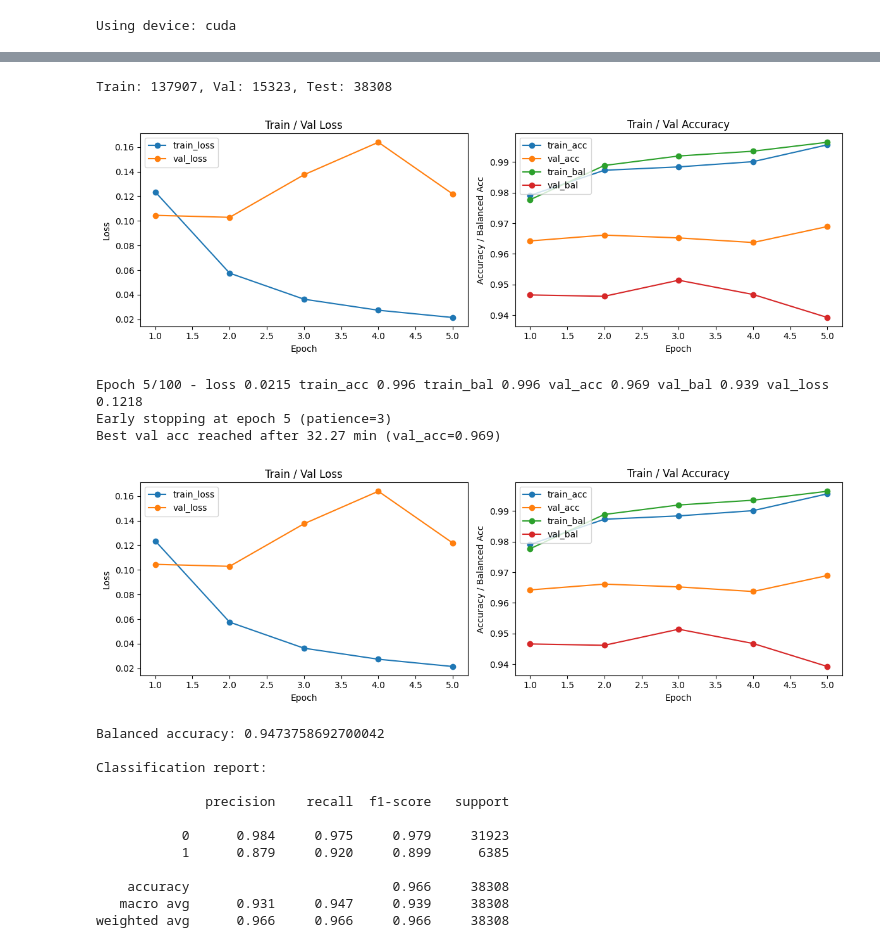
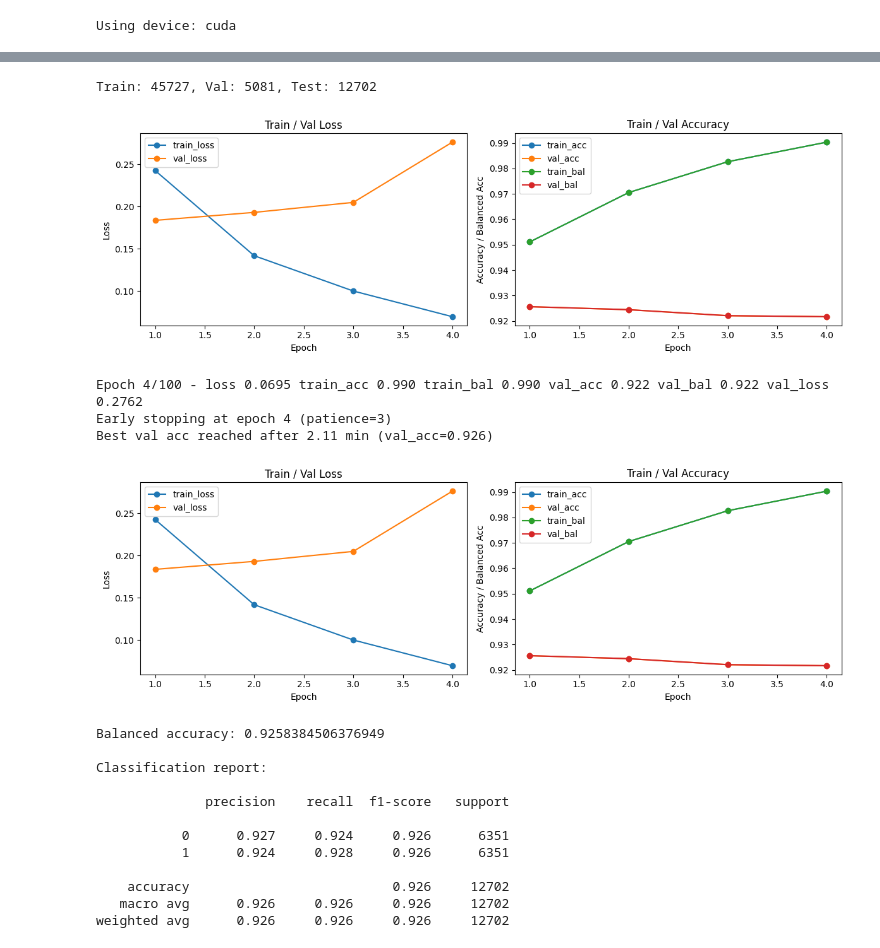
Before and after one commit to mcfiet/german-to-simple-language-metric, a Jupyter notebook: notebooks/sbert_finetune_unfrozen.ipynb, the cells around one changed output, grey strips where cells are left out. Drawn from its saved outputs; the diff is of its cells as text; code cells hidden in the pictures.

Commit message:
feat: run for http dataset

```diff
--- a/notebooks/sbert_finetune_unfrozen.ipynb
+++ b/notebooks/sbert_finetune_unfrozen.ipynb
@@ -15,7 +15,7 @@ import matplotlib.pyplot as plt
 from IPython.display import clear_output, display
 # %%
 # Params
-DATA_PATH = Path('../data/synthetic_normal_ollama_5ex_labeled.csv')
+DATA_PATH = Path('../data/synthetic_normal_http_labeled.csv')
 MODEL_NAME = 'sentence-transformers/paraphrase-multilingual-MiniLM-L12-v2'
 TEST_SIZE = 0.2
 VAL_SIZE = 0.1
@@ -23,6 +23,7 @@ BATCH_SIZE = 32
 EPOCHS = 100
 LEARNING_RATE = 5e-5
 WEIGHT_DECAY = 0.01
+USE_CLASS_WEIGHTS = False
 FREEZE_ENCODER = False
 SEED = 42
 DEVICE = 'cuda' if torch.cuda.is_available() else 'cpu'
@@ -58,7 +59,7 @@ X_train, X_val, y_train, y_val = train_test_split(
 )
 print(f"Train: {len(X_train)}, Val: {len(X_val)}, Test: {len(X_test)}")
 # %% [output]
-Train: 137907, Val: 15323, Test: 38308
+Train: 45727, Val: 5081, Test: 12702
 # %%
 train_examples = [InputExample(texts=[s], label=int(l)) for s, l in zip(X_train, y_train)]
 val_examples = [InputExample(texts=[s], label=int(l)) for s, l in zip(X_val, y_val)]
@@ -82,11 +83,17 @@ y_train_arr = np.array(y_train, dtype=int)
 class_counts = np.bincount(y_train_arr)
 class_weights = 1.0 / class_counts
 sample_weights = class_weights[y_train_arr]
-sampler = WeightedRandomSampler(weights=sample_weights, num_samples=len(sample_weights), replacement=True)
+
+if USE_CLASS_WEIGHTS:
+    sampler = WeightedRandomSampler(weights=sample_weights, num_samples=len(sample_weights), replacement=True)
+    shuffle = False
+else:
+    sampler = None
+    shuffle = True
 
 train_dataloader = DataLoader(
     train_examples,
-    shuffle=False,
+    shuffle=shuffle,
     sampler=sampler,
     batch_size=BATCH_SIZE,
     collate_fn=collate_fn,
@@ -107,7 +114,7 @@ import torch.nn.functional as F
 optimizer = AdamW([p for p in list(model.parameters()) + list(classifier.parameters()) if p.requires_grad], lr=LEARNING_RATE, weight_decay=WEIGHT_DECAY)
 
 # Save best model on early stopping
-SAVE_DIR = Path('../models/sbert_unfrozen_best')
+SAVE_DIR = Path('../models/sbert_unfrozen_best_http')
 SAVE_DIR.mkdir(parents=True, exist_ok=True)
 
 
@@ -222,38 +229,38 @@ for epoch in range(EPOCHS):
         best_val_loss = val_loss
         epochs_no_improve = 0
         best_state = {
             'model': {k: v.detach().cpu().clone() for k, v in model.state_dict().items()},
             'classifier': {k: v.detach().cpu().clone() for k, v in classifier.state_dict().items()},
         }
         # Persist best checkpoint to disk
         model.save(str(SAVE_DIR))
         torch.save(best_state['classifier'], SAVE_DIR / 'classifier.pt')
     else:
         epochs_no_improve += 1
 
     epochs_ran = range(1, len(train_loss_hist) + 1)
     plot_live(epochs_ran)
 
     print(f"Epoch {epoch+1}/{EPOCHS} - loss {avg_loss:.4f} "
           f"train_acc {train_acc:.3f} train_bal {train_bal:.3f} "
           f"val_acc {val_acc:.3f} val_bal {val_bal:.3f} val_loss {val_loss:.4f}")
 
     if epochs_no_improve >= patience:
         print(f"Early stopping at epoch {epoch+1} (patience={patience})")
         break
 
 if best_state:
     model.load_state_dict(best_state['model'])
     classifier.load_state_dict(best_state['classifier'])
 
 if best_acc_time is not None:
     print(f"Best val acc reached after {best_acc_time/60:.2f} min (val_acc={best_val_acc:.3f})")
 # %% [output]
-[figure, old version]
+[figure, new version]
-Epoch 5/100 - loss 0.0215 train_acc 0.996 train_bal 0.996 val_acc 0.969 val_bal 0.939 val_loss 0.1218
-Early stopping at epoch 5 (patience=3)
-Best val acc reached after 32.27 min (val_acc=0.969)
+Epoch 4/100 - loss 0.0695 train_acc 0.990 train_bal 0.990 val_acc 0.922 val_bal 0.922 val_loss 0.2762
+Early stopping at epoch 4 (patience=3)
+Best val acc reached after 2.11 min (val_acc=0.926)
-[figure, old version]
+[figure, new version]
 # %%
 from sklearn.metrics import classification_report, balanced_accuracy_score
 
@@ -275,15 +282,15 @@ print('Balanced accuracy:', balanced_accuracy_score(test_labels, preds))
 print('\nClassification report:\n')
 print(classification_report(test_labels, preds, digits=3))
 # %% [output]
-Balanced accuracy: 0.9473758692700042
+Balanced accuracy: 0.9258384506376949
 
 Classification report:
 
               precision    recall  f1-score   support
 
-           0      0.984     0.975     0.979     31923
-           1      0.879     0.920     0.899      6385
+           0      0.927     0.924     0.926      6351
+           1      0.924     0.928     0.926      6351
 
-    accuracy                          0.966     38308
-   macro avg      0.931     0.947     0.939     38308
-weighted avg      0.966     0.966     0.966     38308
+    accuracy                          0.926     12702
+   macro avg      0.926     0.926     0.926     12702
+weighted avg      0.926     0.926     0.926     12702
```
Also changed, not shown: parts of 1 cell of this notebook, 1 other file.
